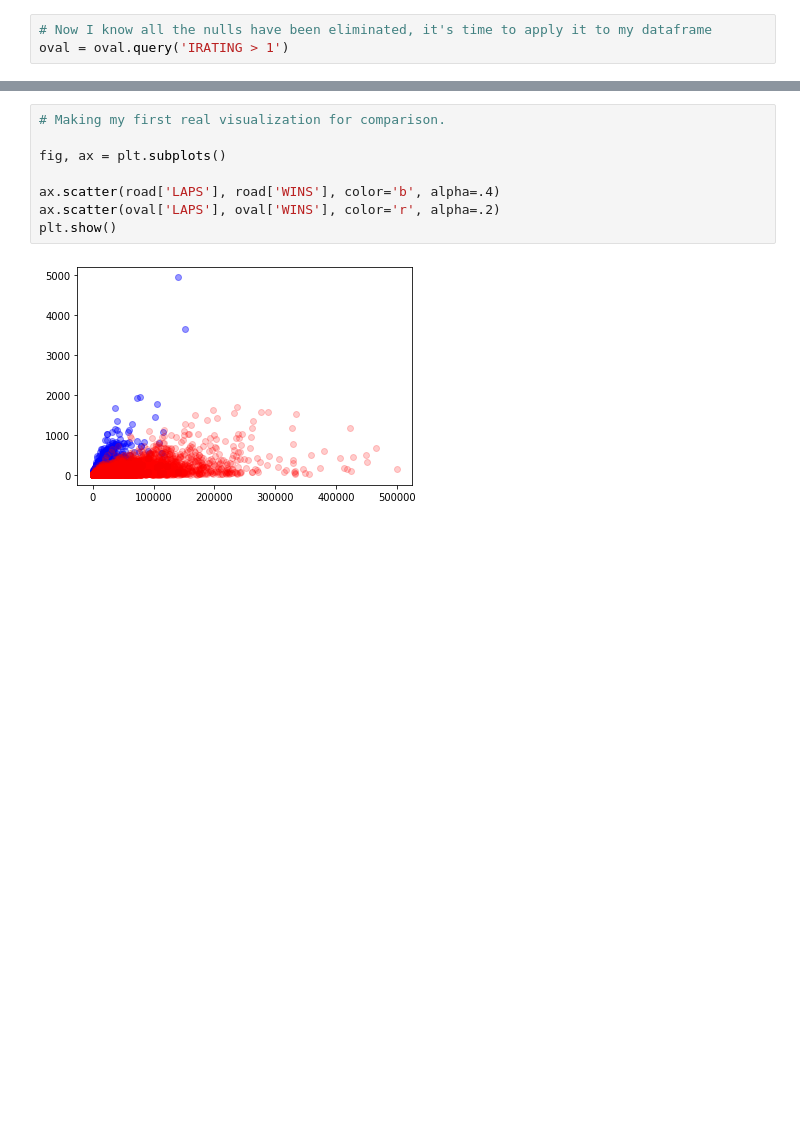
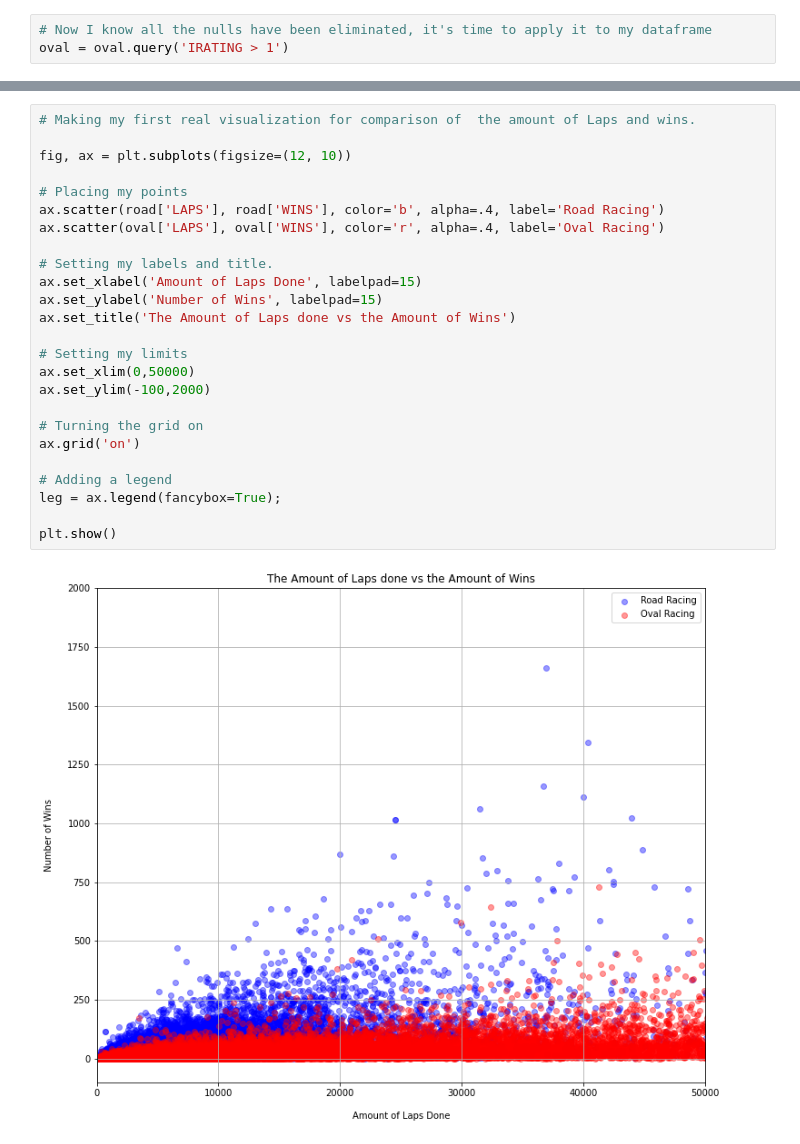
Before and after one commit to OhOmah/Unit-1-Build-Sprint-Exploratory-Data-Analysis, a Jupyter notebook: Build_Week_Omar_Zaffar_DS18.ipynb, the cells around one changed output, grey strips where cells are left out. Drawn from its saved outputs; the diff is of its cells as text; blank space fills up the shorter version.

```diff
--- a/Build_Week_Omar_Zaffar_DS18.ipynb
+++ b/Build_Week_Omar_Zaffar_DS18.ipynb
@@ -308,12 +310,29 @@ oval.describe()
 | 75% | 146.000000 | 7.000000 | 10.000000 | 10.000000 | 49.000000 | 29.000000 | 4877.000000 | 262.000000 | 5.140000 | ... |
 | max | 14614.000000 | 1687.000000 | 24.000000 | 39.000000 | 206.000000 | 4377.000000 | 499270.000000 | 84890.000000 | 27.000000 | ... |
 # %%
-# Making my first real visualization for comparison.
+# Making my first real visualization for comparison of  the amount of Laps and wins.
 
-fig, ax = plt.subplots()
+fig, ax = plt.subplots(figsize=(12, 10))
 
-ax.scatter(road['LAPS'], road['WINS'], color='b', alpha=.4)
-ax.scatter(oval['LAPS'], oval['WINS'], color='r', alpha=.2)
+# Placing my points
+ax.scatter(road['LAPS'], road['WINS'], color='b', alpha=.4, label='Road Racing')
+ax.scatter(oval['LAPS'], oval['WINS'], color='r', alpha=.4, label='Oval Racing')
+
+# Setting my labels and title.
+ax.set_xlabel('Amount of Laps Done', labelpad=15)
+ax.set_ylabel('Number of Wins', labelpad=15)
+ax.set_title('The Amount of Laps done vs the Amount of Wins')
+
+# Setting my limits
+ax.set_xlim(0,50000)
+ax.set_ylim(-100,2000)
+
+# Turning the grid on
+ax.grid('on')
+
+# Adding a legend
+leg = ax.legend(fancybox=True);
+
 plt.show()
 # %% [output]
-[figure, old version]
+[figure, new version]
```
Also changed, not shown: parts of 5 cells of this notebook.
